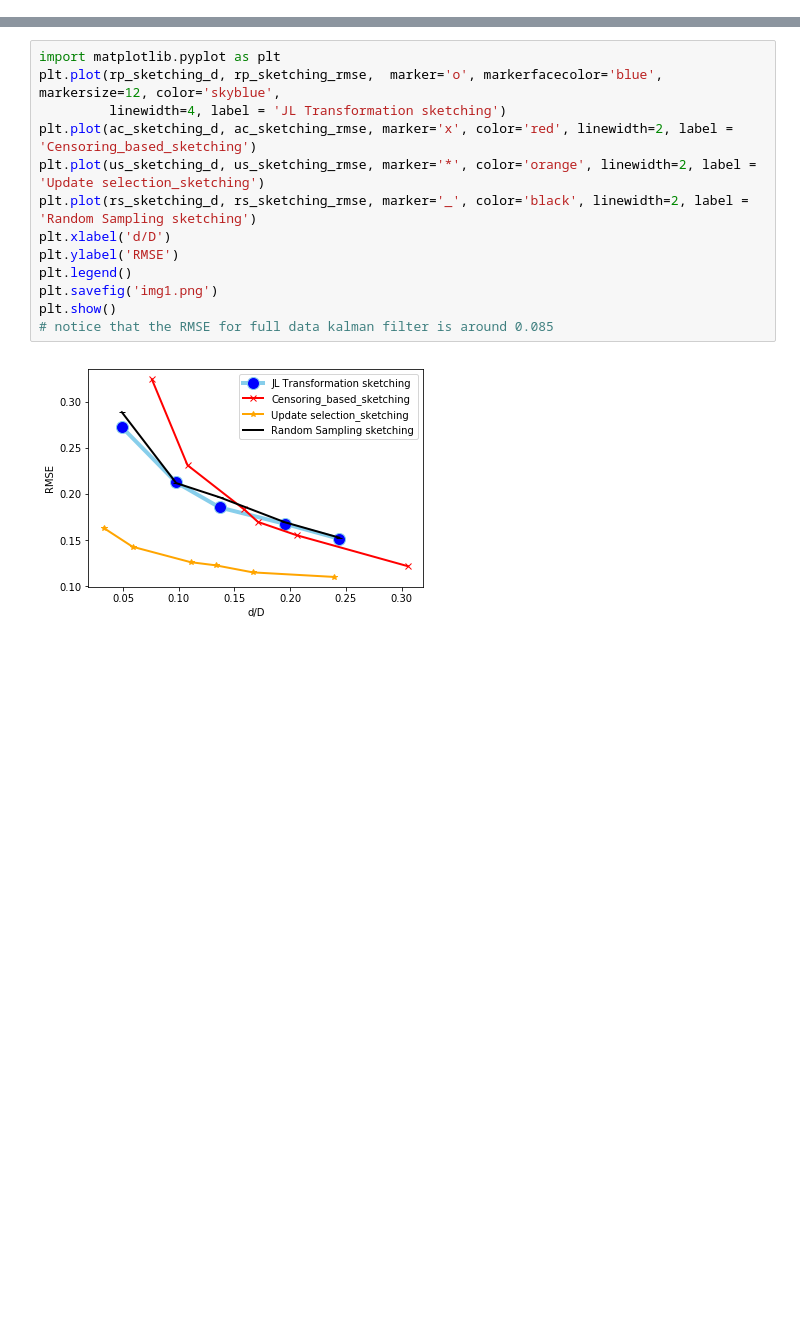
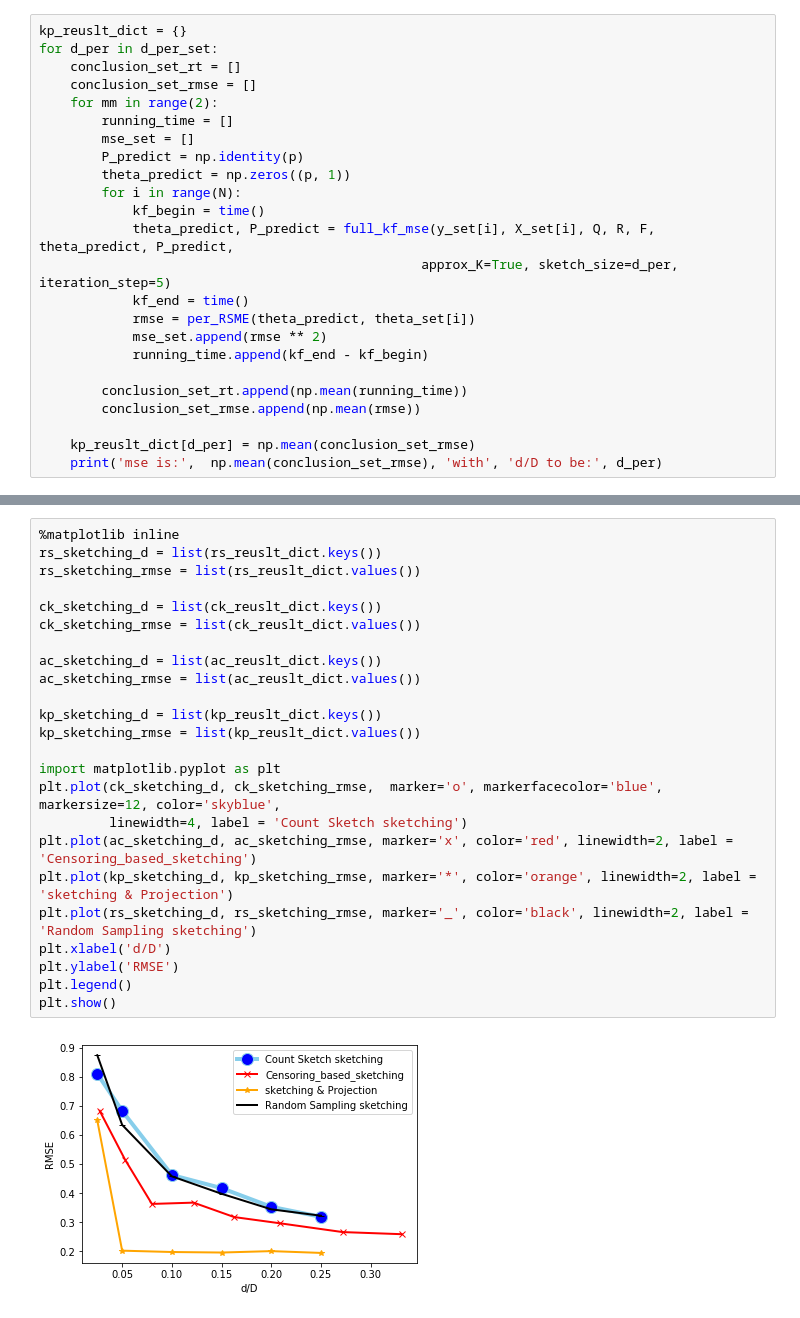
Before and after one commit to jjkindergarten/data_sketching_kf, a Jupyter notebook: src/data_sketching_kalman_filter/Data Sketching Kalman Filter Comparasion.ipynb, the cells around one changed output, grey strips where cells are left out. Cells and saved outputs as stored; diff of their text form; blank space fills up the shorter version.

```diff
--- a/src/data_sketching_kalman_filter/Data Sketching Kalman Filter Comparasion.ipynb
+++ b/src/data_sketching_kalman_filter/Data Sketching Kalman Filter Comparasion.ipynb
@@ -234,0 +145,24 @@ us_sketching_rmse = list(us_result_dict.values())
+# %%
+kp_reuslt_dict = {}
+for d_per in d_per_set:
+    conclusion_set_rt = []
+    conclusion_set_rmse = []
+    for mm in range(2):
+        running_time = []
+        mse_set = []
+        P_predict = np.identity(p)
+        theta_predict = np.zeros((p, 1))
+        for i in range(N):
+            kf_begin = time()
+            theta_predict, P_predict = full_kf_mse(y_set[i], X_set[i], Q, R, F, theta_predict, P_predict,
+                                                 approx_K=True, sketch_size=d_per, iteration_step=5)
+            kf_end = time()
+            rmse = per_RSME(theta_predict, theta_set[i])
+            mse_set.append(rmse ** 2)
+            running_time.append(kf_end - kf_begin)
+
+        conclusion_set_rt.append(np.mean(running_time))
+        conclusion_set_rmse.append(np.mean(rmse))
+
+    kp_reuslt_dict[d_per] = np.mean(conclusion_set_rmse)
+    print('mse is:',  np.mean(conclusion_set_rmse), 'with', 'd/D to be:', d_per)
@@ -235,15 +176,26 @@ us_sketching_rmse = list(us_result_dict.values())
 # %%
+%matplotlib inline
+rs_sketching_d = list(rs_reuslt_dict.keys())
+rs_sketching_rmse = list(rs_reuslt_dict.values())
+
+ck_sketching_d = list(ck_reuslt_dict.keys())
+ck_sketching_rmse = list(ck_reuslt_dict.values())
+
+ac_sketching_d = list(ac_reuslt_dict.keys())
+ac_sketching_rmse = list(ac_reuslt_dict.values())
+
+kp_sketching_d = list(kp_reuslt_dict.keys())
+kp_sketching_rmse = list(kp_reuslt_dict.values())
+
 import matplotlib.pyplot as plt
-plt.plot(rp_sketching_d, rp_sketching_rmse,  marker='o', markerfacecolor='blue', markersize=12, color='skyblue',
-         linewidth=4, label = 'JL Transformation sketching')
+plt.plot(ck_sketching_d, ck_sketching_rmse,  marker='o', markerfacecolor='blue', markersize=12, color='skyblue',
+         linewidth=4, label = 'Count Sketch sketching')
 plt.plot(ac_sketching_d, ac_sketching_rmse, marker='x', color='red', linewidth=2, label = 'Censoring_based_sketching')
-plt.plot(us_sketching_d, us_sketching_rmse, marker='*', color='orange', linewidth=2, label = 'Update selection_sketching')
+plt.plot(kp_sketching_d, kp_sketching_rmse, marker='*', color='orange', linewidth=2, label = 'sketching & Projection')
 plt.plot(rs_sketching_d, rs_sketching_rmse, marker='_', color='black', linewidth=2, label = 'Random Sampling sketching')
 plt.xlabel('d/D')
 plt.ylabel('RMSE')
 plt.legend()
-plt.savefig('img1.png')
 plt.show()
-# notice that the RMSE for full data kalman filter is around 0.085
 # %% [output]
-[figure, old version]
+[figure, new version]
```
Also changed, not shown: parts of 20 cells of this notebook, 22 other files.
